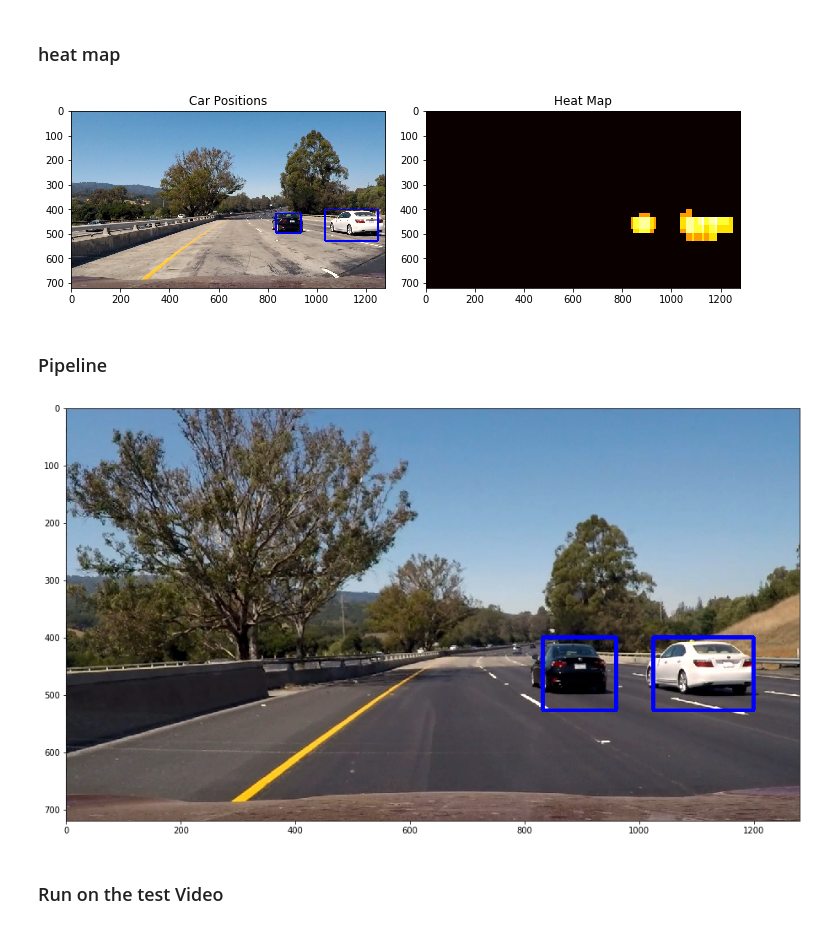
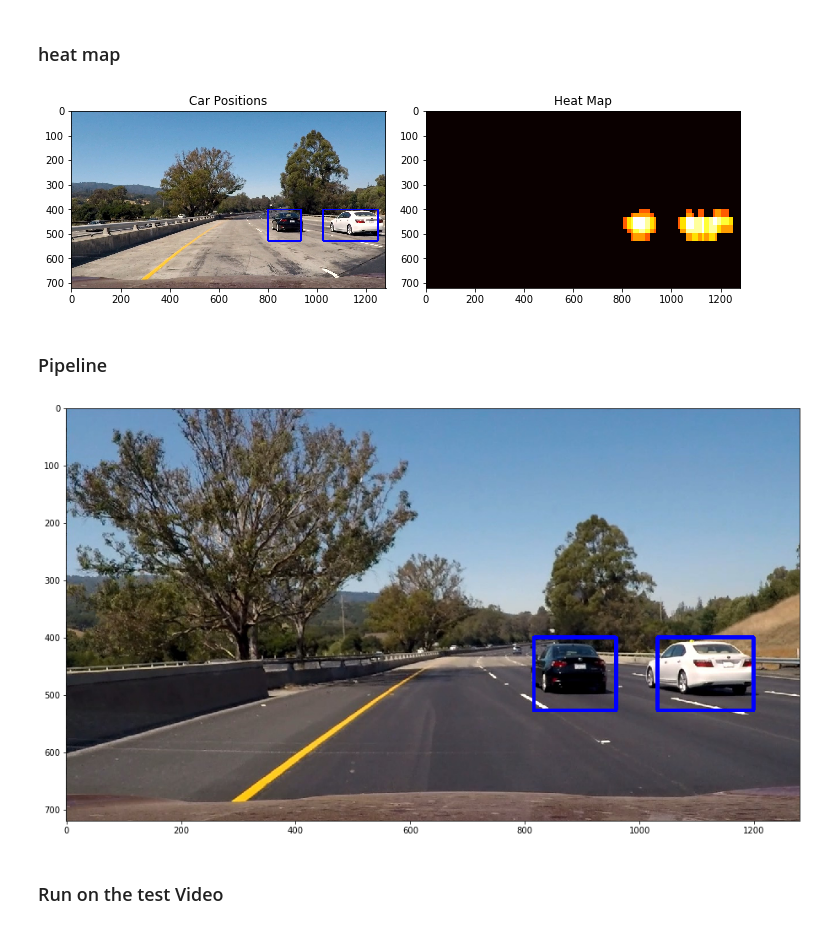
Before and after one commit to yuan-ji/CarND-Vehicle-Detection, a Jupyter notebook: project.ipynb, the cells around one changed output. Saved outputs shown, nothing was run; the diff lists cells and outputs as text; code cells hidden in the pictures.

```diff
--- a/project.ipynb
+++ b/project.ipynb
@@ -608,35 +608,35 @@ timage = mpimg.imread('./test_images/test1.jpg')
 def process_images(image):
     heat = np.zeros_like(image[:,:,0]).astype(np.float)
 #     _, box_list =find_cars(image,color_space, ystart, ystop, scale, svc, X_scaler, orient, pix_per_cell, cell_per_block, spatial_size, hist_bins)
     box_list = find_car_multi_scales(image)
 
     # Add heat to each box in box list
     heat = add_heat(heat,box_list)    # need to cal boxs list
 
     # Apply threshold to help remove false positives
-    heat = apply_threshold(heat,5)
+    heat = apply_threshold(heat,4)
 
     # Visualize the heatmap when displaying
     heatmap = np.clip(heat, 0, 255)
 
     # Find final boxes from heatmap using label function
     labels = label(heatmap)
     draw_img = draw_labeled_bboxes(np.copy(image), labels)
     return draw_img, heatmap
 
 
 draw_img, heatmap = process_images(timage)
 
 fig = plt.figure(figsize=(10,8))
 plt.subplot(121)
 plt.imshow(draw_img)
 plt.title('Car Positions')
 plt.subplot(122)
 plt.imshow(heatmap, cmap='hot')
 plt.title('Heat Map')
 fig.tight_layout()
 # %% [output]
-[figure, old version]
+[figure, new version]
 # %% [markdown]
 ### Pipeline
 # %%
@@ -653,7 +653,7 @@ def test_pipeline(img):
 ttimg = mpimg.imread('./test_images/test6.jpg')
 test_pipeline(ttimg)
 # %% [output]
-[figure, old version]
+[figure, new version]
 # %% [markdown]
 ### Run on the test Video
 # %%
```
Also changed, not shown: parts of 10 cells of this notebook, 3 other files.
